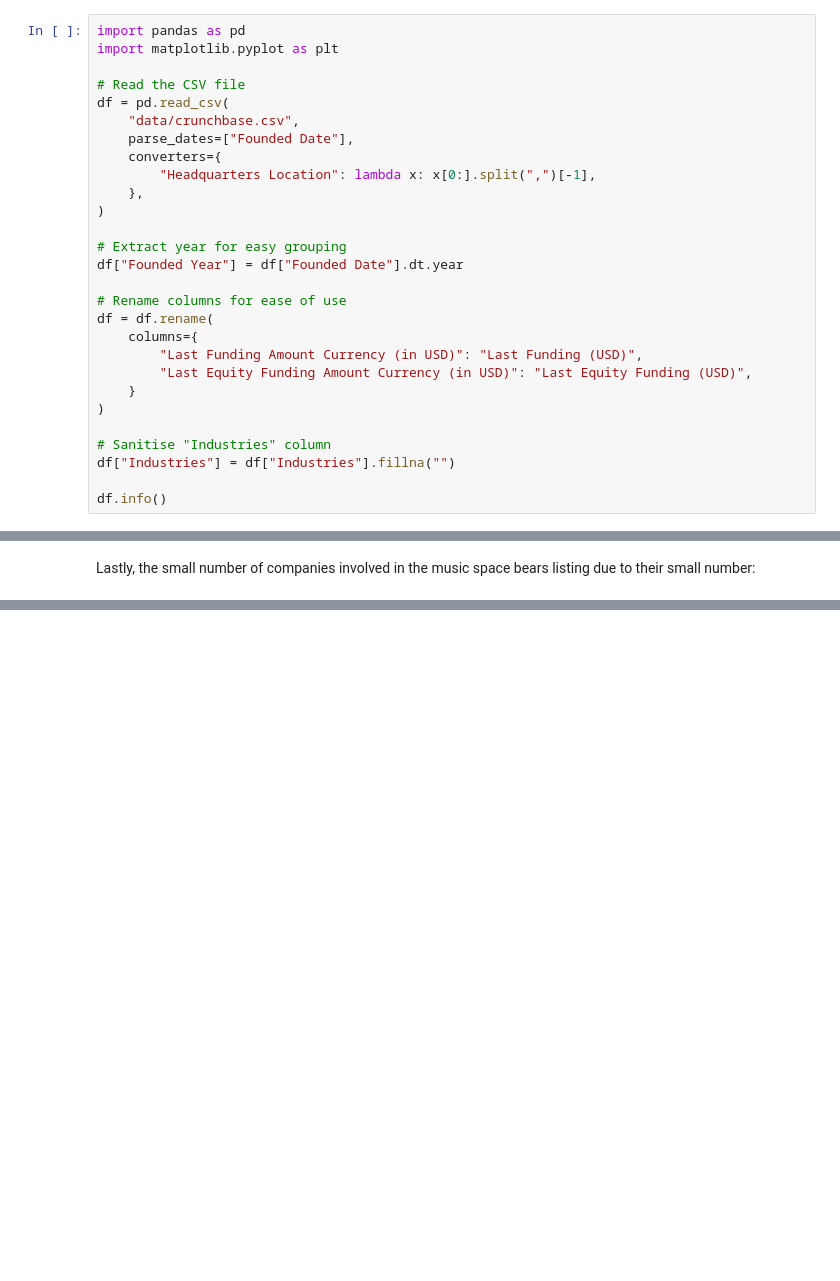
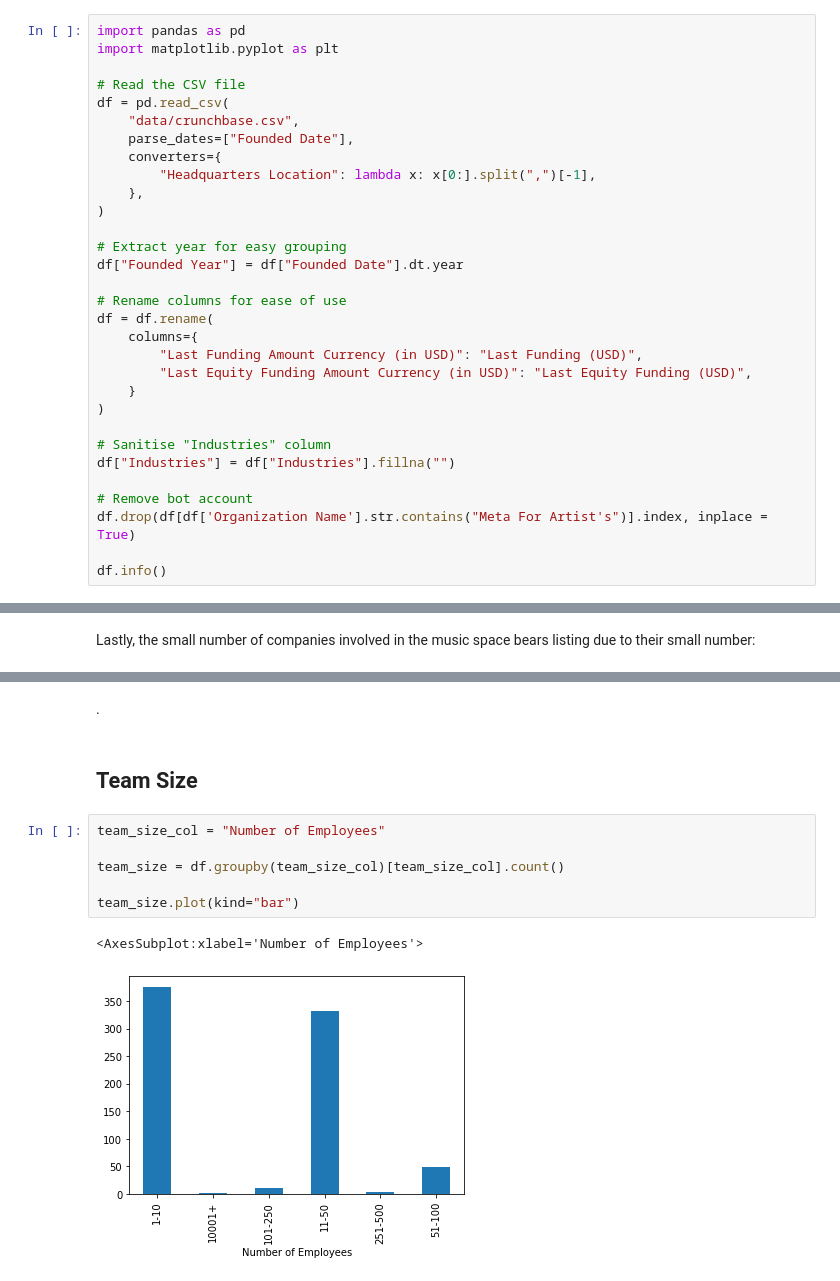
Before and after one commit to washboardalex/jup_lite_deploy, a Jupyter notebook: content/crunchbase/crunchbase.ipynb, the cells around one changed output, grey strips where cells are left out. Saved outputs shown, nothing was run; the diff lists cells and outputs as text; blank space fills up the shorter version.

```diff
--- a/content/crunchbase/crunchbase.ipynb
+++ b/content/crunchbase/crunchbase.ipynb
@@ -57,6 +57,9 @@ df = df.rename(
 # Sanitise "Industries" column
 df["Industries"] = df["Industries"].fillna("")
 
+# Remove bot account
+df.drop(df[df['Organization Name'].str.contains("Meta For Artist's")].index, inplace = True)
+
 df.info()
 # %% [output]
 <class 'pandas.core.frame.DataFrame'>
@@ -212,0 +216,13 @@ print(music_comps[["Organization Name","Description"]])
+# %% [markdown]
+.
+# %% [markdown]
+## Team Size
+# %%
+team_size_col = "Number of Employees"
+
+team_size = df.groupby(team_size_col)[team_size_col].count()
+
+team_size.plot(kind="bar")
+# %% [output]
+<AxesSubplot:xlabel='Number of Employees'>
+[figure, added]
```
Also changed, not shown: parts of 3 cells of this notebook.
